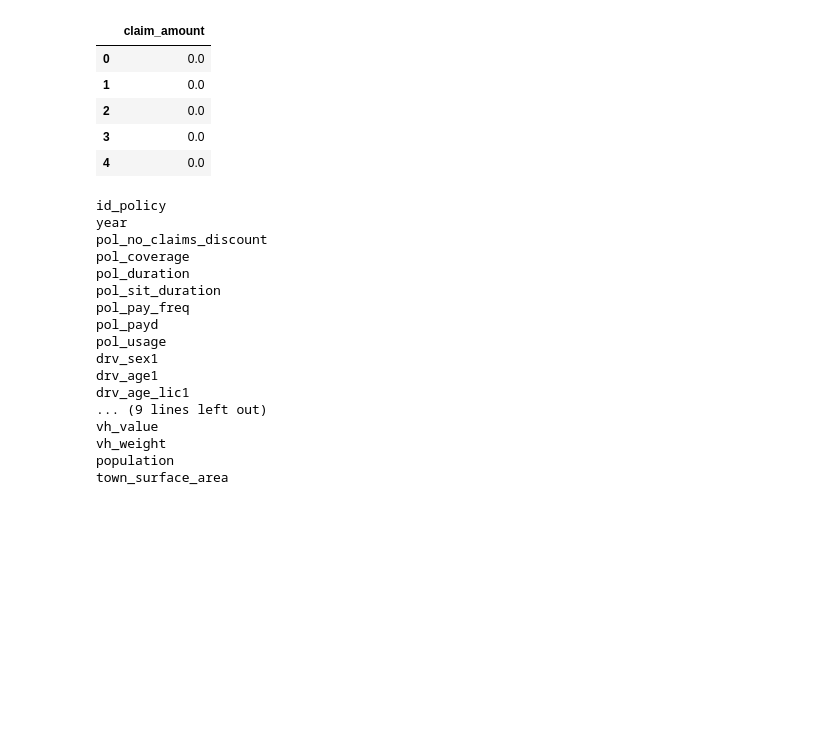
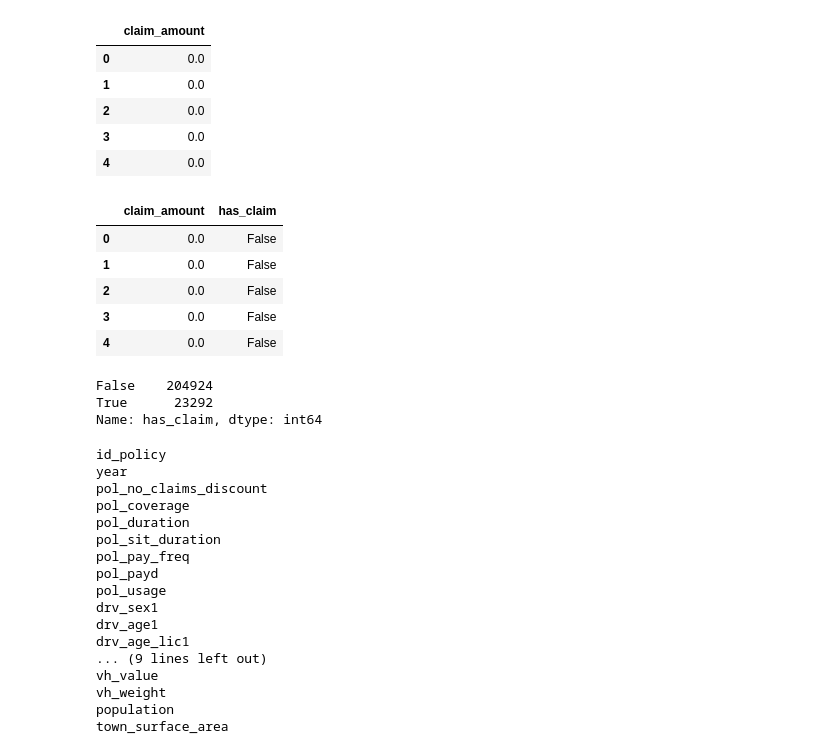
Before and after one commit to ActuaryJoe/joe-is-learning, a Jupyter notebook: Submission_notebook_(Python).ipynb, the cells around one changed output. Cells and saved outputs as stored; diff of their text form; code cells hidden in the pictures; blank space fills up the shorter version.

```diff
--- a/Submission_notebook_(Python).ipynb
+++ b/Submission_notebook_(Python).ipynb
@@ -165,6 +212,22 @@ loss.head()
 | 2 | 0.0 |
 | 3 | 0.0 |
 | 4 | 0.0 |
+# %%
+loss['has_claim'] = loss['claim_amount']>0
+loss.head()
+# %% [output]
+|  | claim_amount | has_claim |
+| 0 | 0.0 | False |
+| 1 | 0.0 | False |
+| 2 | 0.0 | False |
+| 3 | 0.0 | False |
+| 4 | 0.0 | False |
+# %%
+loss.has_claim.value_counts()
+# %% [output]
+False    204924
+True      23292
+Name: has_claim, dtype: int64
 # %%
 for i in X_train.columns:
   print(i)
```
Also changed, not shown: parts of 7 cells of this notebook.
